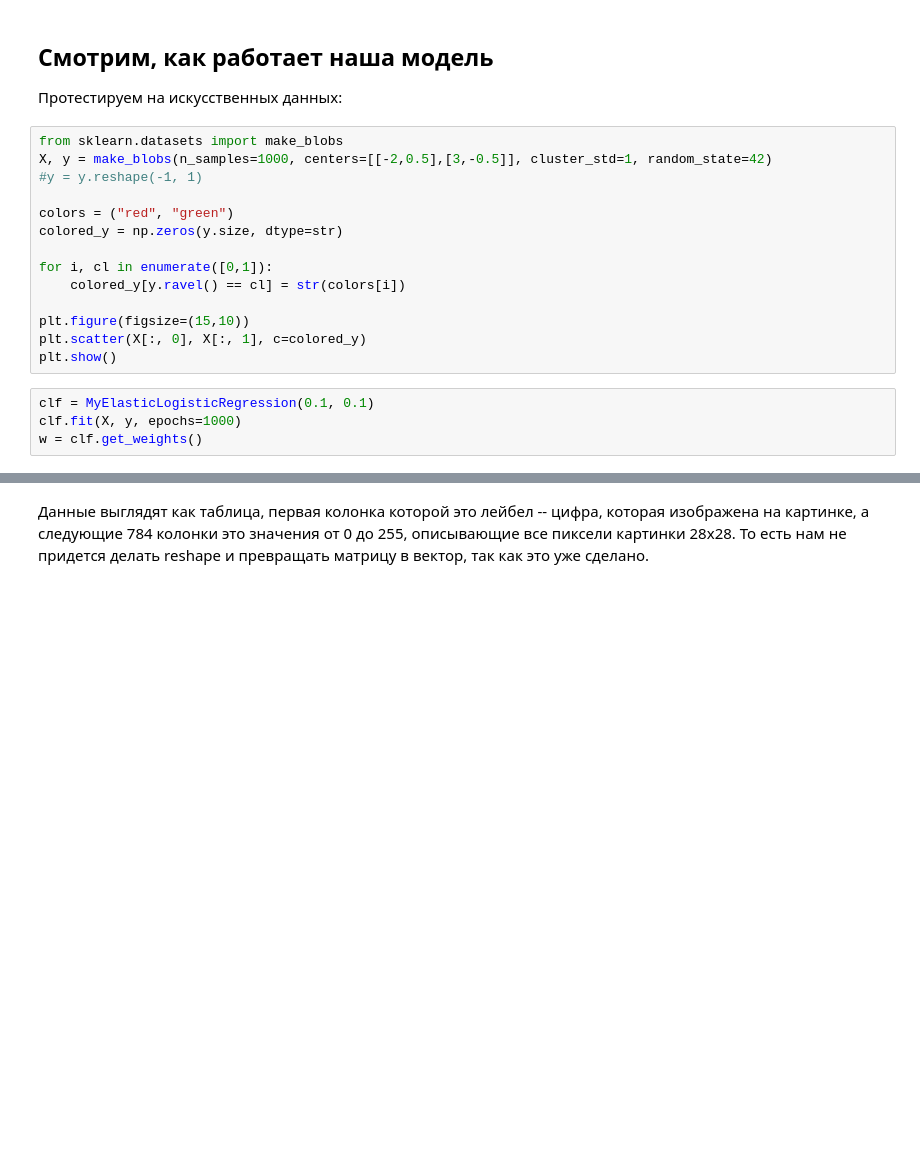
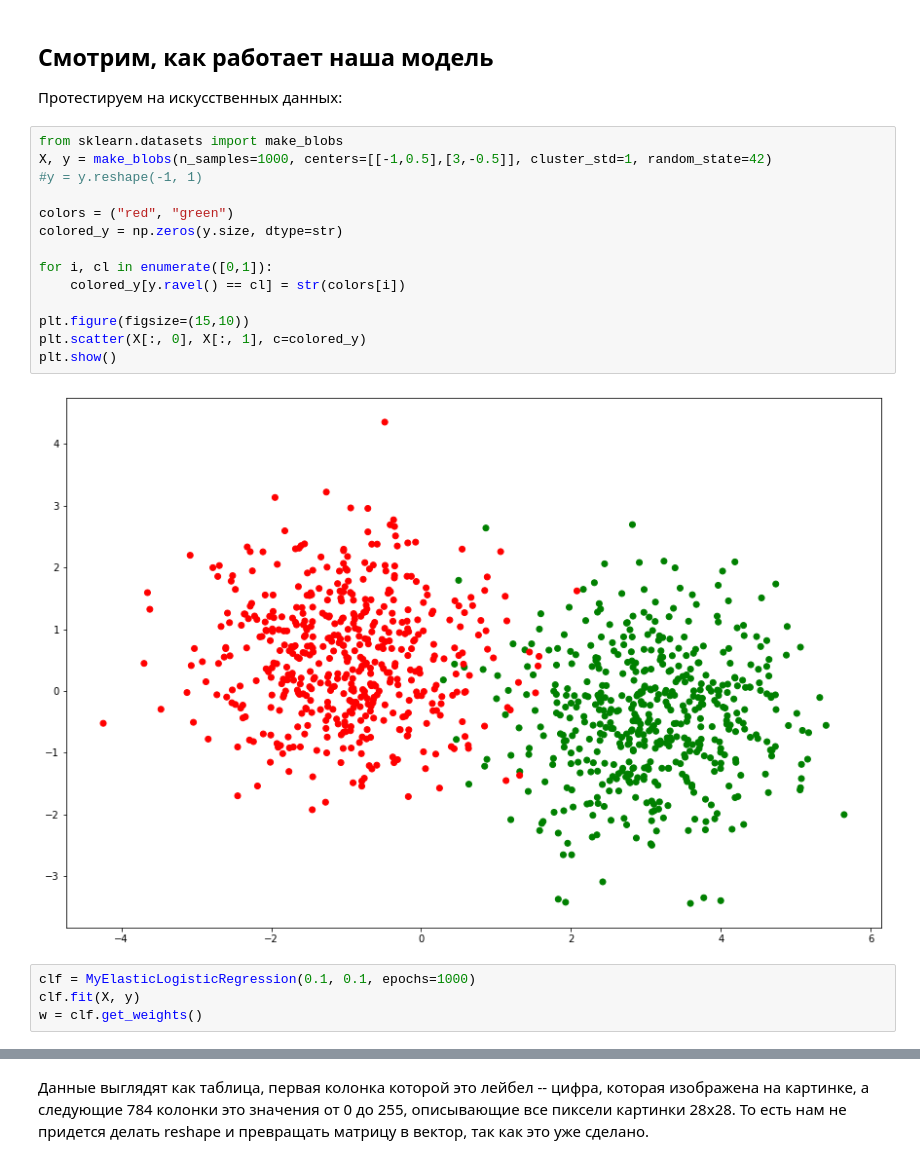
Before and after one commit to Extremesarova/deep_learning_school, a Jupyter notebook: 2_linear_models/[homework]linear_models_fall_2021.ipynb, the cells around one changed output, grey strips where cells are left out. Cells and saved outputs as stored; diff of their text form; blank space fills up the shorter version.

```diff
--- a/2_linear_models/[homework]linear_models_fall_2021.ipynb
+++ b/2_linear_models/[homework]linear_models_fall_2021.ipynb
@@ -434,21 +455,23 @@ assert np.allclose(grads, np.array([49.11489408, 24.4698149, 25.87049356, 25.013
 Протестируем на искусственных данных:
 # %%
 from sklearn.datasets import make_blobs
-X, y = make_blobs(n_samples=1000, centers=[[-2,0.5],[3,-0.5]], cluster_std=1, random_state=42)
+X, y = make_blobs(n_samples=1000, centers=[[-1,0.5],[3,-0.5]], cluster_std=1, random_state=42)
 #y = y.reshape(-1, 1)
 
 colors = ("red", "green")
 colored_y = np.zeros(y.size, dtype=str)
 
 for i, cl in enumerate([0,1]):
     colored_y[y.ravel() == cl] = str(colors[i])
 
 plt.figure(figsize=(15,10))
 plt.scatter(X[:, 0], X[:, 1], c=colored_y)
 plt.show()
+# %% [output]
+[figure, added]
 # %%
-clf = MyElasticLogisticRegression(0.1, 0.1)
-clf.fit(X, y, epochs=1000)
+clf = MyElasticLogisticRegression(0.1, 0.1, epochs=1000)
+clf.fit(X, y)
 w = clf.get_weights()
 # %%
 from matplotlib.colors import ListedColormap
```
Also changed, not shown: parts of 13 cells of this notebook.
